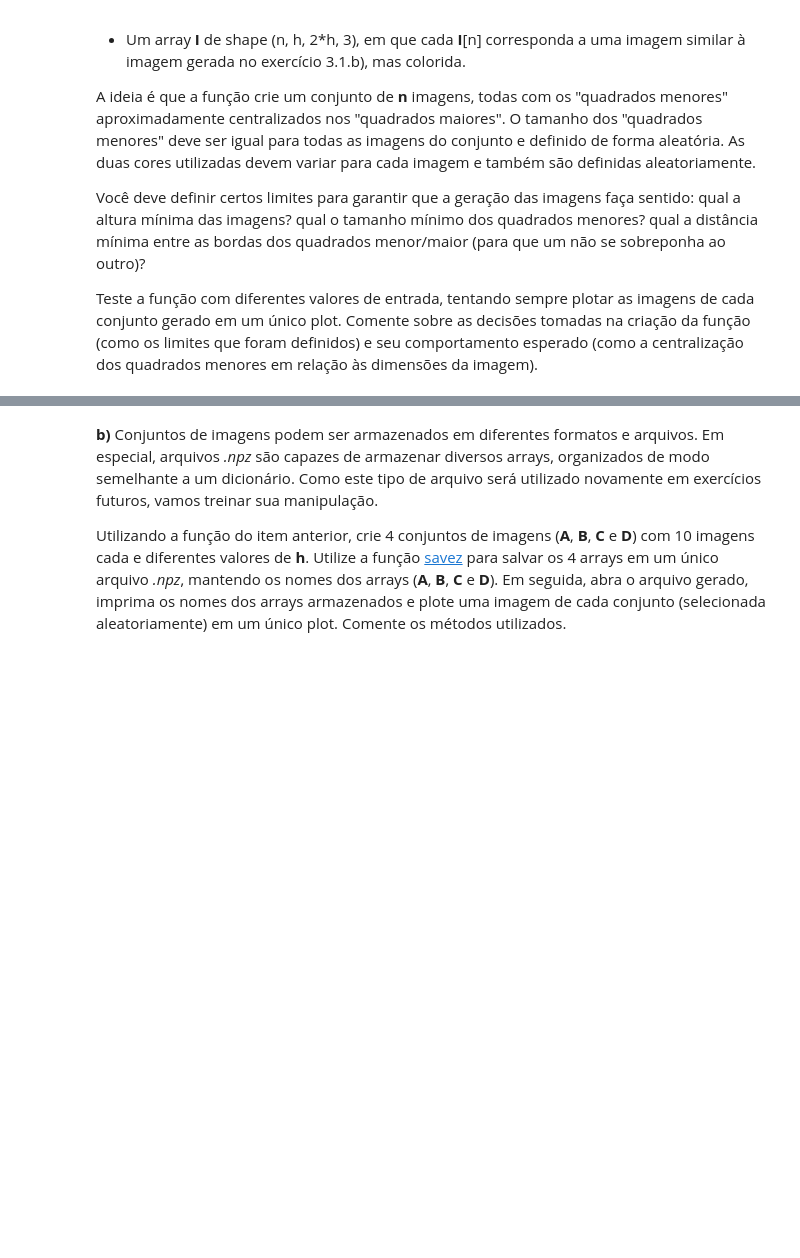
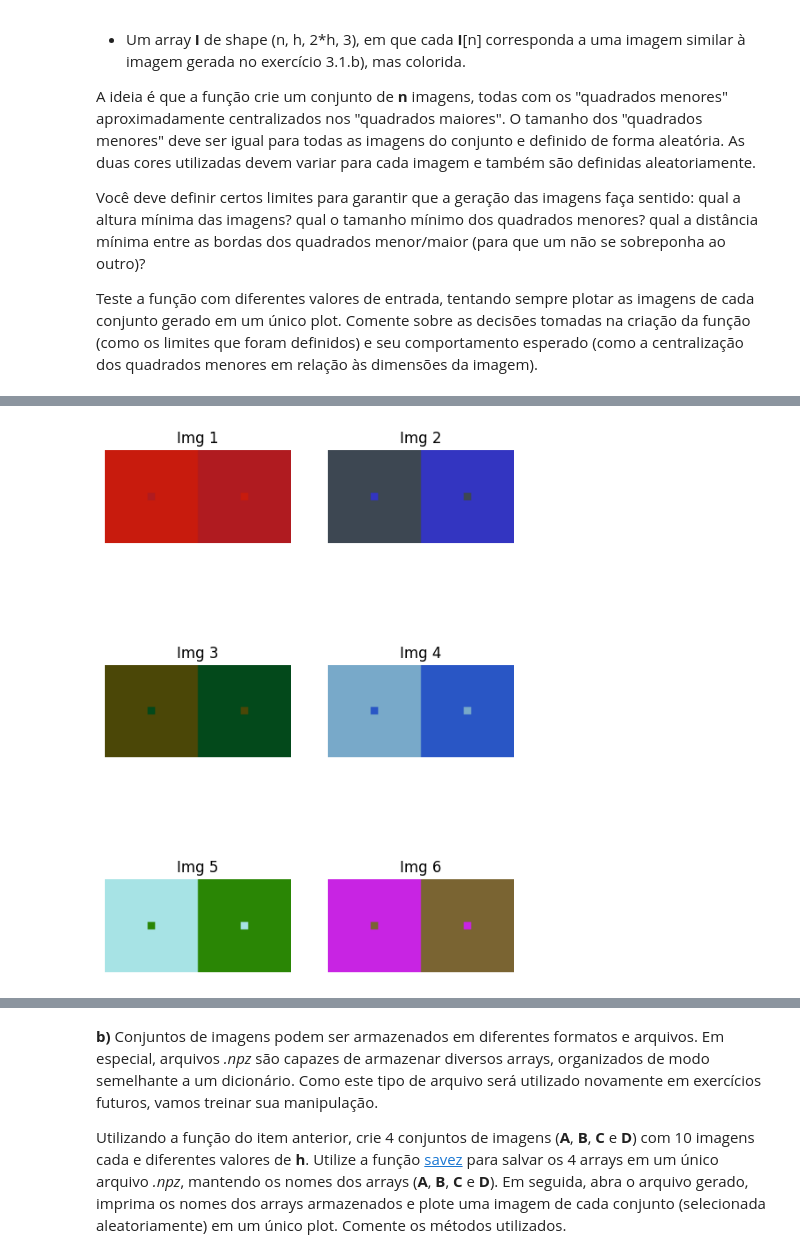
Before and after one commit to UNICAMP-EA979/2026s1-pi01-numpy-JoaoSenirio, a Jupyter notebook: Atividade.ipynb, the cells around one changed output, grey strips where cells are left out. Cells and saved outputs as stored; diff of their text form; code cells hidden in the pictures; blank space fills up the shorter version.

```diff
--- a/Atividade.ipynb
+++ b/Atividade.ipynb
@@ -640,0 +650,92 @@ array_gen(200, 400)
+# %%
+"""
+Foram implementadas 3 funções:
+
+1) img_gen: gera uma única imagem sintética colorida.
+Nessa função é criada uma imagem vazia, são sorteadas 2 cores aleatórias
+(com uso do método np.ramdom.randint()) e são preenchidos os dois quadrados
+maiores e os dois quadrados menores, de maneira que ficou pré-definido que
+os quadrados menores sempre estarão centralizados nos quadrados maiores.
+
+2) array_gen: gera todo o conjunto de imagens.
+Nessa função que foi definidas o tamanho da imagem, de maneira que não são
+aceitas imagens menores que 50px (nas linhas) e, consequentemente 100px nas
+colunas. Além disso, o lado do quadrado menor foi limitado para
+ocupar no máximo metade do quadrado original. Com isso, os quadrados
+menores são sempre centralizados dentro dos quadrados maiores (pela função
+img_gen) sem necessidade de tratamento de bordas ou margens.
+
+3) plot_array: plota o conjunto gerado.
+Nessa função, a quantidade de linhas é calculada a partir do número de imagens
+e da quantidade de colunas escolhida para exibição, para fazer uma plotagem
+em grid.
+"""
+
+def img_gen(l:int, c:int, lado:int) -> np.ndarray:
+
+  # Criação da imagem vazia
+  img = np.zeros([l, c, 3], dtype=np.uint8)
+
+  # Definição das cores
+  colors = np.random.randint(0, 256, (2, 3))
+
+  # Criação dos "quadrados maiores"
+  img[:,0:int(c/2)] = colors[0]
+  img[:,int(c/2):c] = colors[1]
+
+  # Criação dos "quadrados menores"
+  img[int(l/2)-int(lado/2):int(l/2)+int(lado/2) ,
+      int(c/4)-int(lado/2):int(c/4)+int(lado/2)] = colors[1]
+
+  img[int(l/2)-int(lado/2):int(l/2)+int(lado/2) ,
+      int(3*c/4)-int(lado/2):int(3*c/4)+int(lado/2)] = colors[0]
+
+  return(img)
+
+def array_gen(n:int, h:int) -> np.ndarray:
+  # Altura mínima adotada para garantir espaço visual suficiente.
+  h_min = 50
+  if h < h_min:
+    raise ValueError(f"h deve ser >= {h_min}")
+
+  l = h
+  c = 2 * h
+
+  # Definição do tamanho mínimo e máximo do lado dos quadrados
+  # menores
+  lado = np.random.randint(0.1 * h, 0.5 * h)
+
+  imgs = np.empty((n, l, c, 3), dtype=np.uint8)
+
+  for i in range(n):
+    imgs[i] = img_gen(l, c, lado)
+
+  return imgs
+
+def plot_array(imgs: np.ndarray, cols: int = 5) -> None:
+
+  n = imgs.shape[0]
+
+  # Quantidade de linhas necessárias para o plot
+  rows = int(np.ceil(n / cols))
+
+  plt.figure(figsize=(3 * cols, 3 * rows))
+
+  for i in range(n):
+    plt.subplot(rows, cols, i + 1)
+    plt.imshow(imgs[i])
+    plt.axis("off")
+    plt.title(f"Img {i + 1}")
+
+  plt.show()
+
+# Testes
+imgs1 = array_gen(6, 50)
+plot_array(imgs1, cols=2)
+
+print("\n")
+
+imgs2 = array_gen(8, 200)
+plot_array(imgs2, cols=4)
+# %% [output]
+[figure, added]
```
Also changed, not shown: parts of 17 cells of this notebook.
